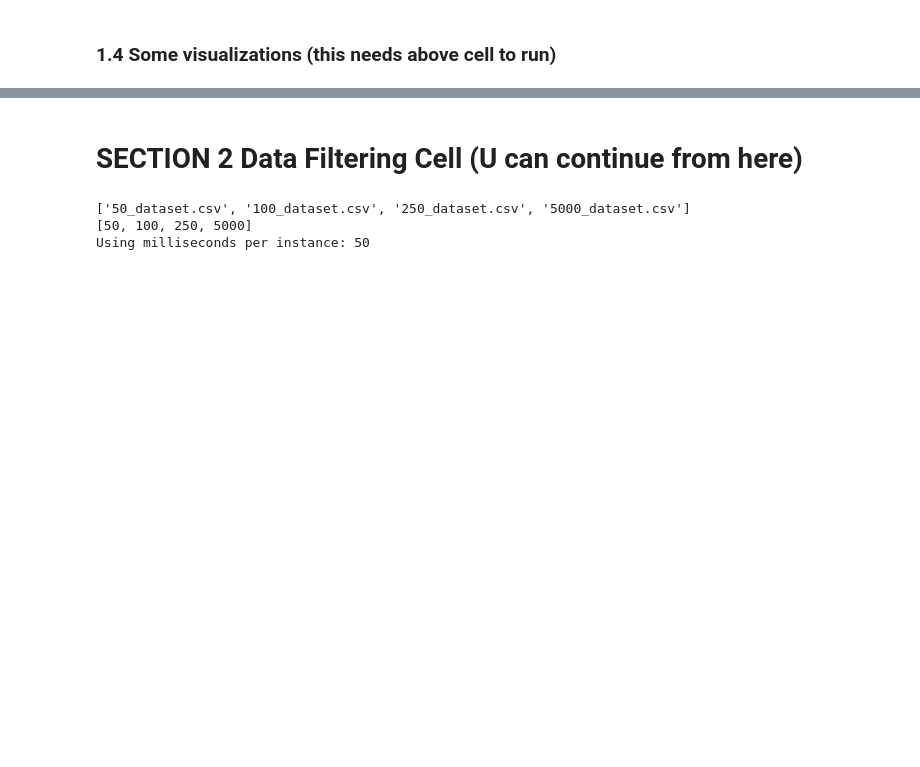
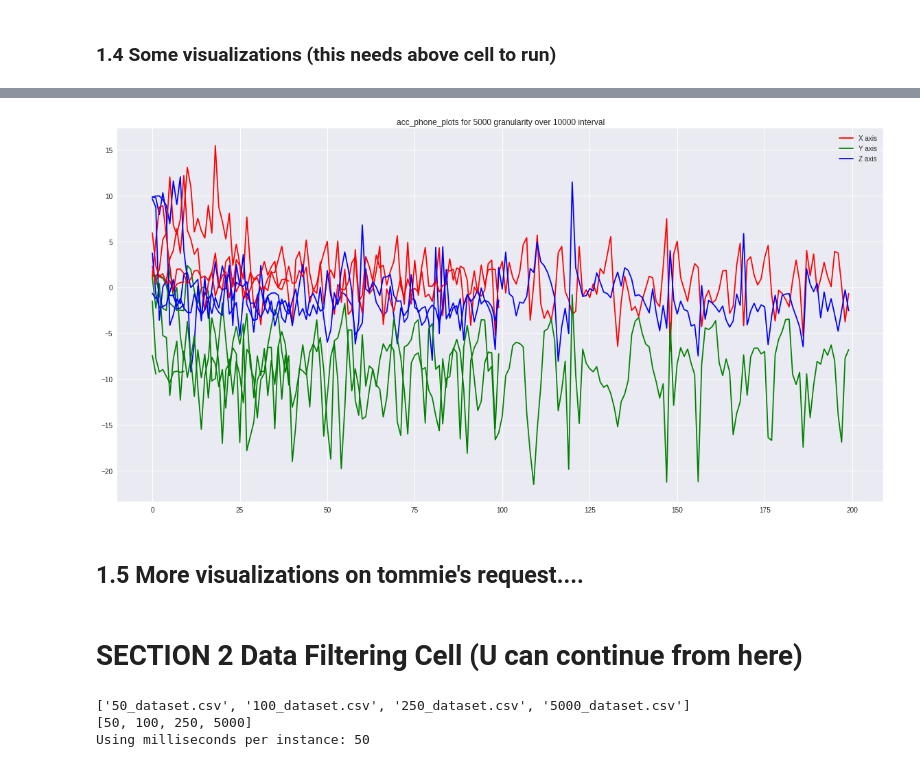
Before and after one commit to bnbhehe/ml4qs, a Jupyter notebook: assignment3/Untitled.ipynb, the cells around one changed output, grey strips where cells are left out. Drawn from its saved outputs; the diff is of its cells as text; code cells hidden in the pictures; blank space fills up the shorter version.

Commit message:
tommie u ask too much :)

```diff
--- a/assignment3/Untitled.ipynb
+++ b/assignment3/Untitled.ipynb
@@ -106,7 +106,7 @@ generate_labels(fname=event_path,log_fname=dataset_path,fout=csv_dataset_path+'l
 # %% [markdown]
 ### 1.3 Dataset creation cell (Most important here we tweak granularities)>
 # %%
-granularities = [50,100,250,5000,10000]
+granularities = [50,100,250,1000,5000]
 datasets = []
 dataset_names = []
 
@@ -188 +203,28 @@ Using 10000 milliseconds
 [figure]
+# %%
+max_range = 10000
+prefix = 'acc_phone_'
+start_index = 0
+for i in range(len(datasets)):
+    millis = granularities[i]
+    end_index = int(max_range/millis)
+    start = datasets[i].index[start_index]
+
+    end = datasets[i].index[end_index] -1
+    indices = range(start_index,end_index)
+    xx = np.arange(end_index)
+#     print('millis:%d , start:%s\tend:%s'%(millis,str(start),str(end)))
+    y1 = datasets[i][prefix+'x'][indices]
+    y2 = datasets[i][prefix+'y'][indices]
+    y3 = datasets[i][prefix+'z'][indices]
+    plt.plot(xx,y1,'r')
+    plt.plot(xx,y2,'g')
+    plt.plot(xx,y3,'b')
+    plt.legend(['X axis','Y axis','Z axis'])
+    plt.title(prefix+'plots for %d granularity over %d interval'%(millis,interval))
+#     plt.savefig(os.path.join(figures_folder,prefix+str(millis)+'over_'+str(max_range)+'_'+'axes.png'))
+plt.show()
+# %% [output]
+[figure, added]
+# %% [markdown]
+## 1.5 More visualizations on tommie's request....
```
Also changed, not shown: parts of 3 cells of this notebook, 6 other files.
